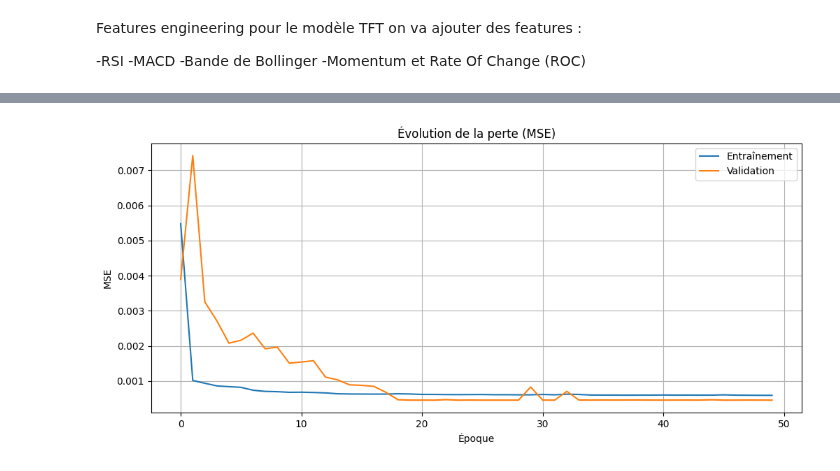
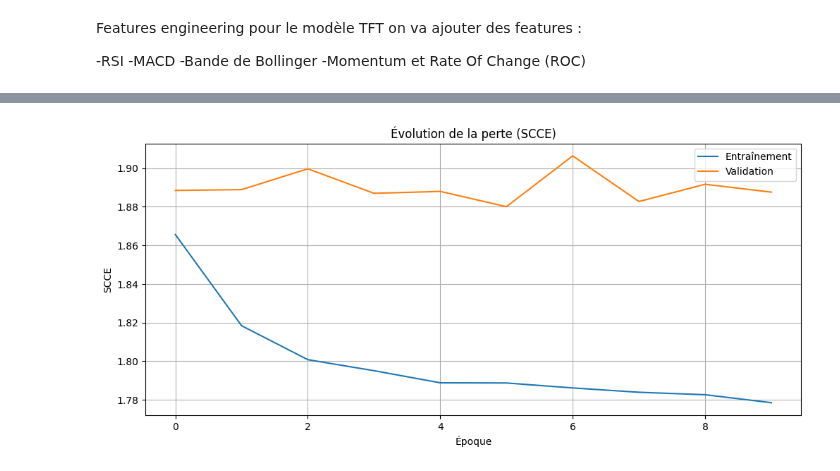
Before and after one commit to ugom2002/projet_DL, a Jupyter notebook: Projet_DL.ipynb, the cells around one changed output, grey strips where cells are left out. Saved outputs shown, nothing was run; the diff lists cells and outputs as text; code cells hidden in the pictures.

```diff
--- a/Projet_DL.ipynb
+++ b/Projet_DL.ipynb
@@ -796,0 +718,29 @@ TFT - MSE Test : 0.000455
+# %%
+num_features = X_train_seq.shape[2]
+
+
+tft = TemporalFusionTransformer(
+    seq_length=seq_length,
+    num_features=num_features,
+    n_buckets=n_buckets
+)
+model_TFT = tft.build_model()
+model_TFT.summary()
+
+# Entraînement
+history_TFT = model_TFT.fit(
+    X_train_seq, y_train_seq,
+    validation_data=(X_test_seq, y_test_seq),
+    epochs=10,
+    batch_size=32,
+    verbose=1
+)
+
+# Évaluation
+loss_TFT, acc_TFT = model_TFT.evaluate(X_test_seq, y_test_seq, verbose=0)
+print(f"\nTFT - Test Cross-Entropy : {loss_TFT:.4f}")
+print(f"TFT - Test Accuracy      : {acc_TFT:.2%}")
+
+
+##########  Sans les indicateurs : TFT - Test Cross-Entropy : 1.8973
+#TFT - Test Accuracy      : 18.97%
@@ -797,13 +786,13 @@ TFT - MSE Test : 0.000455
 # %%
 # Courbes d'entraînement et de validation
 plt.figure(figsize=(12, 5))
 plt.plot(history_TFT.history['loss'], label='Entraînement')
 plt.plot(history_TFT.history['val_loss'], label='Validation')
-plt.title('Évolution de la perte (MSE)')
+plt.title('Évolution de la perte (SCCE)')
 plt.xlabel('Époque')
-plt.ylabel('MSE')
+plt.ylabel('SCCE')
 plt.legend()
 plt.grid(True)
 plt.show()
 # %% [output]
-[figure, old version]
+[figure, new version]
```
Also changed, not shown: parts of 29 cells of this notebook.
